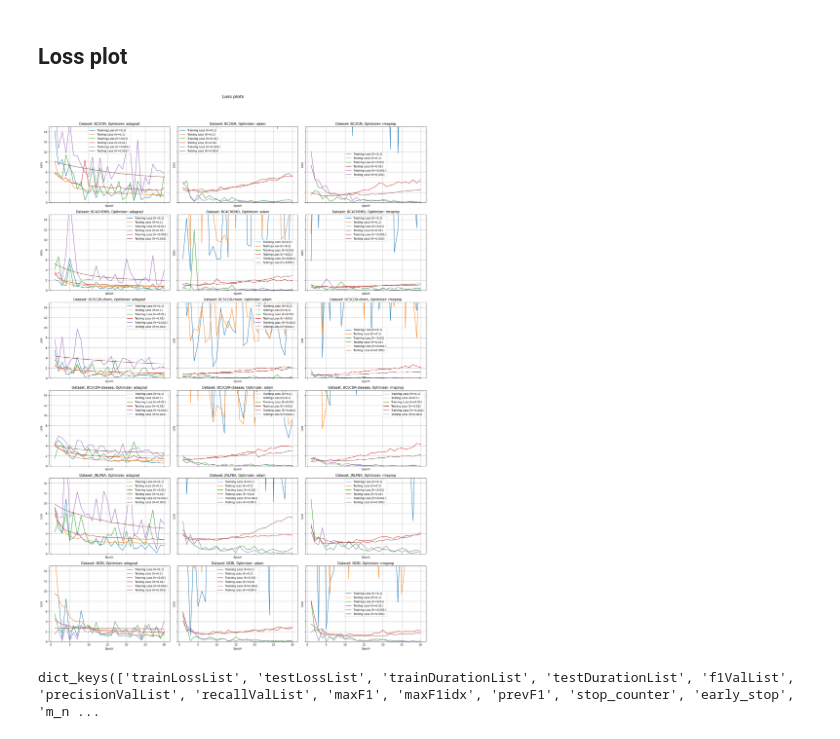
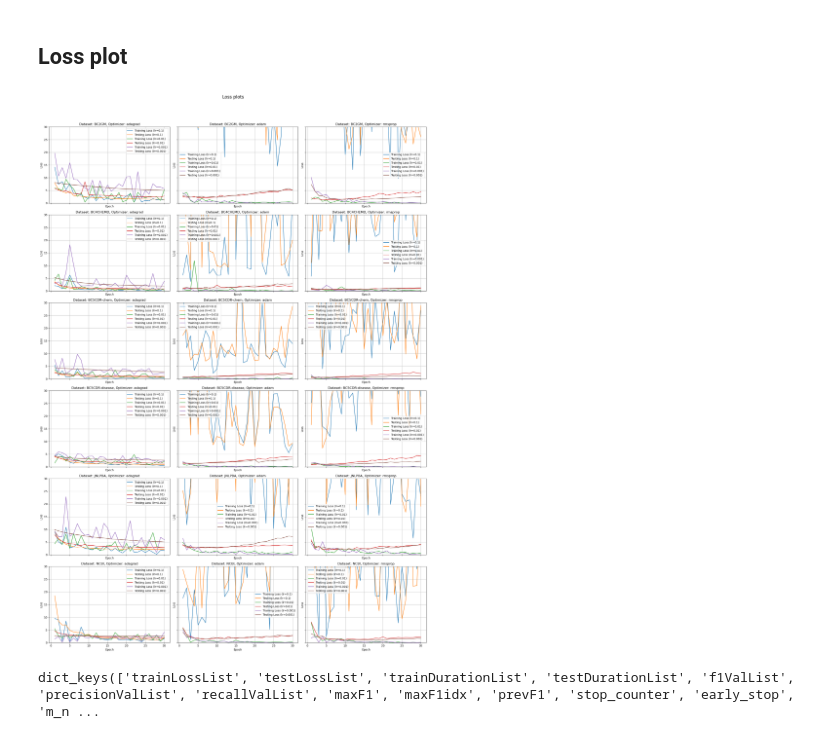
Before and after one commit to FilipKolodziejczyk/optimization-in-data-analysis, a Jupyter notebook: results_analysis.ipynb, the cells around one changed output. Cells and saved outputs as stored; diff of their text form; code cells hidden in the pictures.

Commit message:
more plots

```diff
--- a/results_analysis.ipynb
+++ b/results_analysis.ipynb
@@ -52,20 +53,55 @@ data['BC2GM']['rmsprop']['0.001'].keys()
 dict_keys(['trainLossList', 'testLossList', 'trainDurationList', 'testDurationList', 'f1ValList', 'precisionValList', 'recallValList', 'maxF1', 'maxF1idx', 'prevF1', 'stop_counter', 'early_stop', 'm_n ...
 # %% [markdown]
 ## Loss plot
+# %%
+def make_loss_plot(metrics_dict, title, ax=None):
+    if ax is None:
+        plt.figure(figsize=(10, 6))
+
+    for learning_rate, metrics in metrics_dict.items():
+        trainLossList = metrics['trainLossList']
+        testLossList = metrics['testLossList']
+
+        epochs = list(range(1, len(trainLossList) + 1))
+
+        label_train = f'Training Loss (lr={learning_rate})'
+        label_test = f'Testing Loss (lr={learning_rate})'
+
+        if ax is None:
+            plt.plot(epochs, trainLossList, label=label_train)
+            plt.plot(epochs, testLossList, label=label_test)
+        else:
+            ax.plot(epochs, trainLossList, label=label_train)
+            ax.plot(epochs, testLossList, label=label_test)
+
+    if ax is None:
+        plt.title(title)
+        plt.xlabel('Epoch')
+        plt.ylabel('Loss')
+        plt.legend()
+        plt.grid(True)
+        plt.show()
+    else:
+        ax.set_title(title)
+        ax.set_xlabel('Epoch')
+        ax.set_ylabel('Loss')
+        ax.legend()
+        ax.grid(True)
 # %%
 fig, axs = plt.subplots(figsize=(20, 5 * len(datasets)), nrows=len(datasets), ncols=len(optimizers), sharey=True, sharex=True)
 plt.suptitle('Loss plots', fontsize=16)
+plt.ylim(0, 30)
 
 for j, dataset in enumerate(datasets):
     for i, optimizer in enumerate(optimizers):
         if dataset in data and optimizer in data[dataset]:
             make_loss_plot(data[dataset][optimizer], f'Dataset: {dataset}, Optimizer: {optimizer}', ax=axs[j, i])
 
 # Save all plots to pdf
 plt.tight_layout(rect=[0, 0.03, 1, 0.95])  # Adjust layout to make room for suptitle
 plt.savefig('loss_plots.pdf')
 # %% [output]
-[figure, old version]
+[figure, new version]
 # %%
 data['BC2GM']['rmsprop']['0.001'].keys()
 # %% [output]
```
Also changed, not shown: parts of 10 cells of this notebook, 4 other files.
